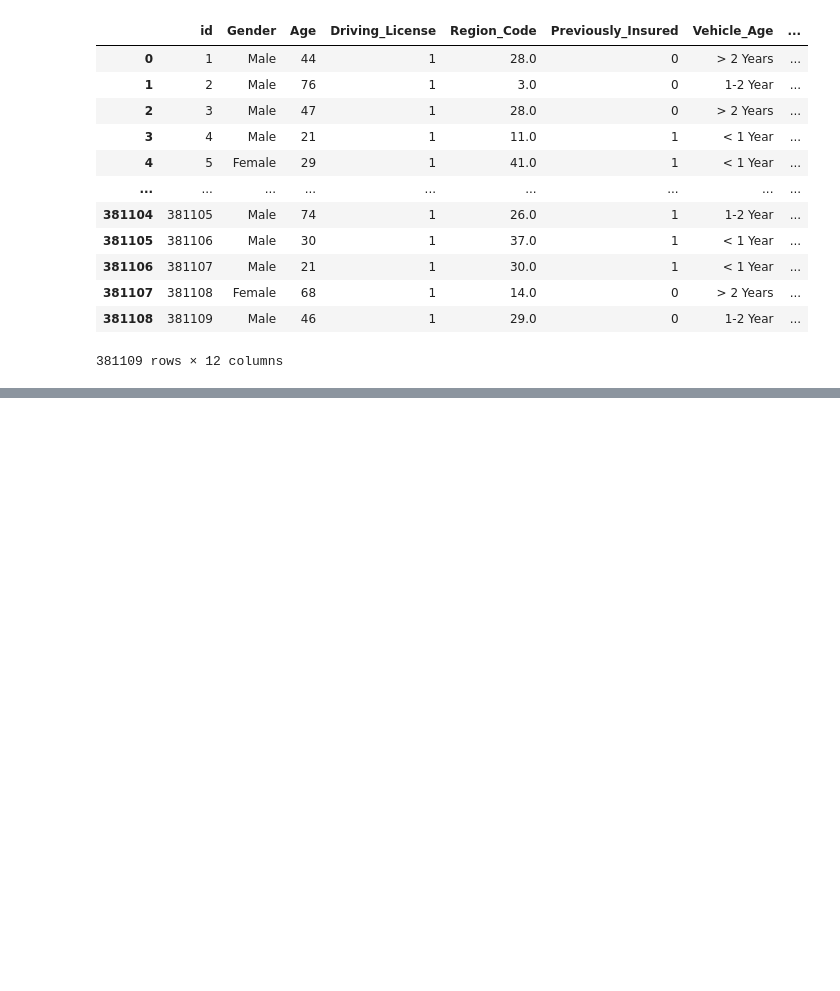
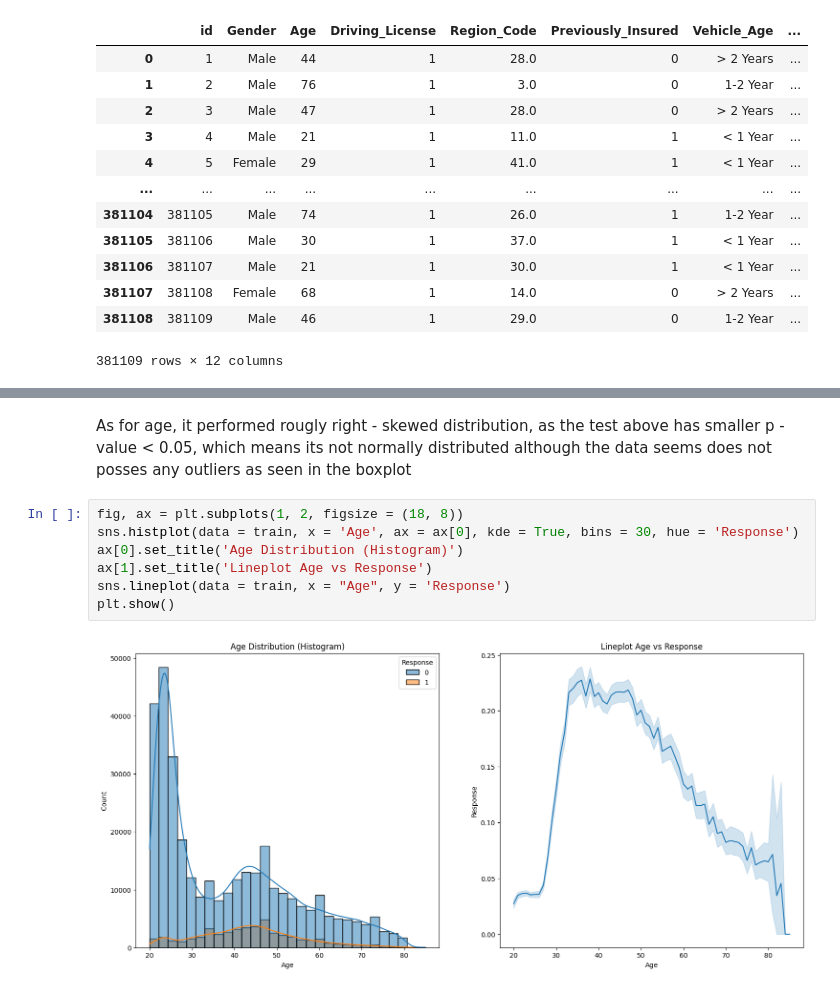
Before and after one commit to JonathanSuryaS/AOL---Machine-Learning, a Jupyter notebook: isnurance.ipynb, the cells around one changed output, grey strips where cells are left out. Cells and saved outputs as stored; diff of their text form; blank space fills up the shorter version.

```diff
--- a/isnurance.ipynb
+++ b/isnurance.ipynb
@@ -27,0 +172,11 @@ train
+# %% [markdown]
+As for age, it performed rougly right - skewed distribution, as the test above has smaller p - value < 0.05, which means its not normally distributed although the data seems does not posses any outliers as seen in the boxplot
+# %%
+fig, ax = plt.subplots(1, 2, figsize = (18, 8))
+sns.histplot(data = train, x = 'Age', ax = ax[0], kde = True, bins = 30, hue = 'Response')
+ax[0].set_title('Age Distribution (Histogram)')
+ax[1].set_title('Lineplot Age vs Response')
+sns.lineplot(data = train, x = "Age", y = 'Response')
+plt.show()
+# %% [output]
+[figure, added]
```
Also changed, not shown: parts of 85 cells of this notebook, 1 other file.
